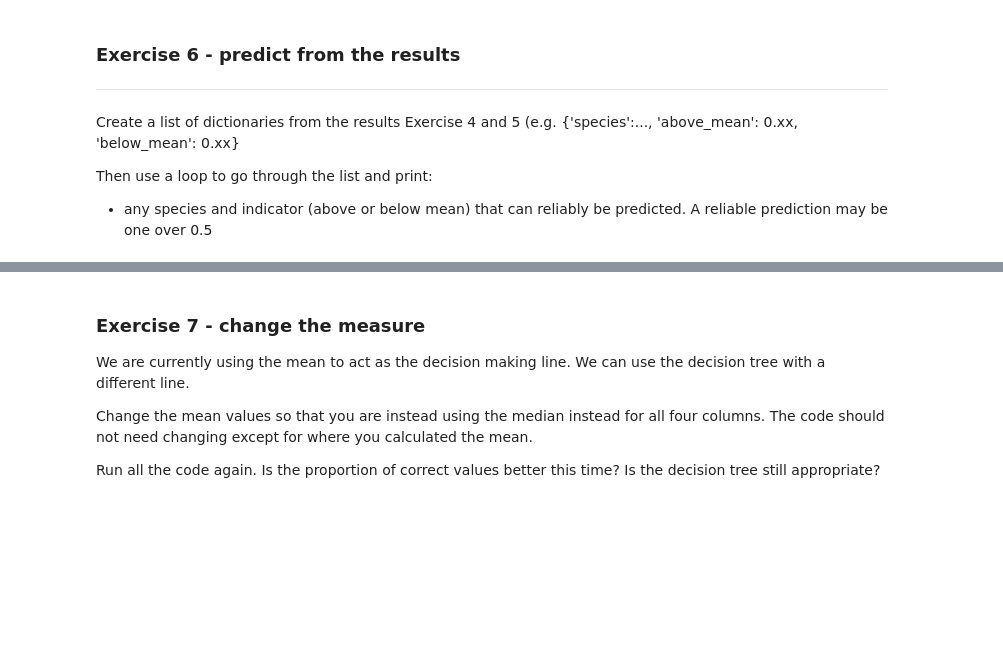
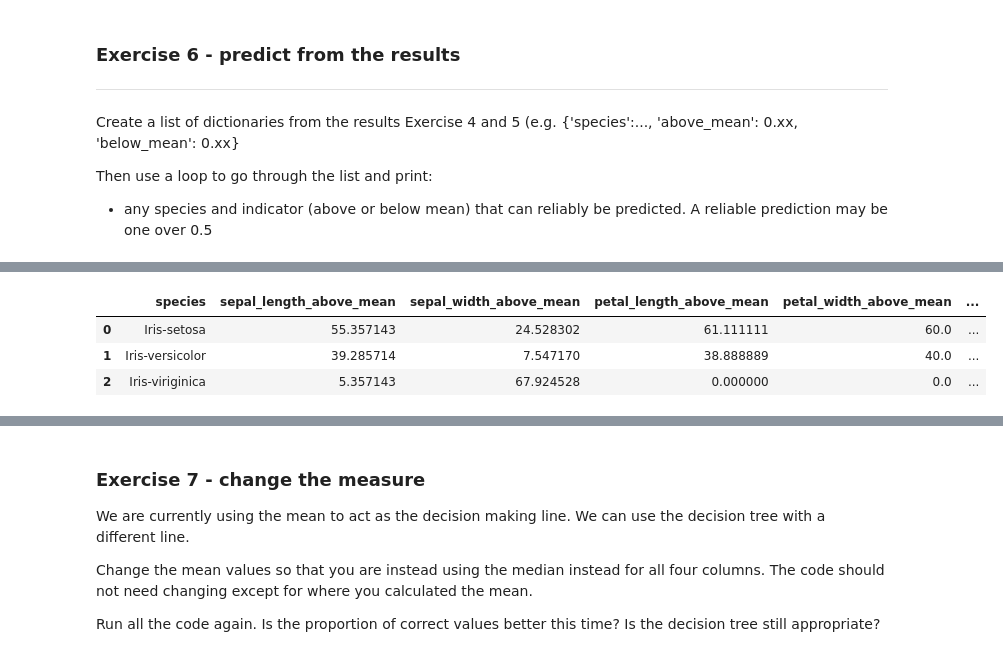
Before and after one commit to nacarvalentina/python-fundamentals, a Jupyter notebook: Projects/3 Final -PORTFOLIO-/Copia di Copia di VN_15.2 Decision-Tree-coded-model.ipynb, the cells around one changed output, grey strips where cells are left out. Drawn from its saved outputs; the diff is of its cells as text; code cells hidden in the pictures; blank space fills up the shorter version.

```diff
--- a/Projects/3 Final -PORTFOLIO-/Copia di Copia di VN_15.2 Decision-Tree-coded-model.ipynb
+++ b/Projects/3 Final -PORTFOLIO-/Copia di Copia di VN_15.2 Decision-Tree-coded-model.ipynb
@@ -267,0 +285,20 @@ print(prop_b_Iris_virginica_SL,prop_b_Iris_virginica_SW,prop_b_Iris_virginica_PL
+# %%
+# calculate the proportion of results where the value is below median that are of the species Iris-virginica
+def prop_below_mean(df,specie,col):
+  prop_spec_below = df[(df[col]== 0) & (df['species']==specie)][col].count()/df[(df[col]== 0)][col].count()*100
+  return prop_spec_below
+
+#Calculate prop of Iris Virginica
+def calculate_proportions_specie_below_mean(df,specie):
+  prop_below_SL=prop_below_mean(df,specie,"encoded_sepal-length")
+  prop_below_SW=prop_below_mean(df,specie,"encoded_sepal-width")
+  prop_below_PL=prop_below_mean(df,specie,"encoded_petal-length")
+  prop_below_PW=prop_below_mean(df,specie,"encoded_petal-width")
+  return prop_below_SL,prop_below_SW,prop_below_PL,prop_below_PW
+
+specie="Iris-virginica"
+Iris_virginica_prop_below_SL,Iris_virginica_prop_below_SW,Iris_virginica_prop_below_PL,Iris_virginica_prop_below_PW=calculate_proportions_specie_below_mean(new_train,specie)
+print("The proportion of", specie," below the mean Sepal-Length is: ",Iris_virginica_prop_below_SL)
+print("The proportion of", specie,"  below the mean Sepal-Width is: ",Iris_virginica_prop_below_SW)
+print("The proportion of", specie," below the mean Petal-Length is: ",Iris_virginica_prop_below_PL)
+print("The proportion of", specie,"  below the mean Petal-Width is: ",Iris_virginica_prop_below_PW)
@@ -423,3 +398,22 @@ df_iris
+# %%
+#Create lists and then a df
+species_list = ['Iris-setosa', 'Iris-versicolor', 'Iris-viriginica']
+above_mean_SL = [Iris_virginica_prop_above_SL, Iris_versicolor_prop_above_SL, Iris_setosa_prop_above_SL]
+above_mean_SW = [Iris_virginica_prop_above_SW, Iris_versicolor_prop_above_SW, Iris_setosa_prop_above_SW]
+above_mean_PL = [Iris_virginica_prop_above_PL, Iris_versicolor_prop_above_PL, Iris_setosa_prop_above_PL]
+above_mean_PW = [Iris_virginica_prop_above_PW, Iris_versicolor_prop_above_PW, Iris_setosa_prop_above_PW]
+below_mean_SL = [Iris_virginica_prop_below_SL, Iris_versicolor_prop_below_SL, Iris_setosa_prop_below_SL]
+below_mean_SW = [Iris_virginica_prop_below_SW, Iris_versicolor_prop_below_SW, Iris_setosa_prop_below_SW]
+below_mean_PL = [Iris_virginica_prop_below_PL, Iris_versicolor_prop_below_PL, Iris_setosa_prop_below_PL]
+below_mean_PW = [Iris_virginica_prop_below_PW, Iris_versicolor_prop_below_PW, Iris_setosa_prop_below_PW]
+
+df_iris = pd.DataFrame(list(zip(species_list, above_mean_SL, above_mean_SW, above_mean_PL, above_mean_PW, below_mean_SL, below_mean_SW, below_mean_PL, below_mean_PW)), columns =['species', 'sepal_length_above_mean','sepal_width_above_mean','petal_length_above_mean','petal_width_above_mean','sepal_length_below_mean','sepal_width_below_mean','petal_length_below_mean','petal_width_below_mean'])
+df_iris
+# %% [output]
+|  | species | sepal_length_above_mean | sepal_width_above_mean | petal_length_above_mean | petal_width_above_mean | ... |
+| 0 | Iris-setosa | 55.357143 | 24.528302 | 61.111111 | 60.0 | ... |
+| 1 | Iris-versicolor | 39.285714 | 7.547170 | 38.888889 | 40.0 | ... |
+| 2 | Iris-viriginica | 5.357143 | 67.924528 | 0.000000 | 0.0 | ... |
 # %% [markdown]
 
 ### Exercise 6 - Make a decision tree
```
Also changed, not shown: parts of 12 cells of this notebook, 1 other file.
